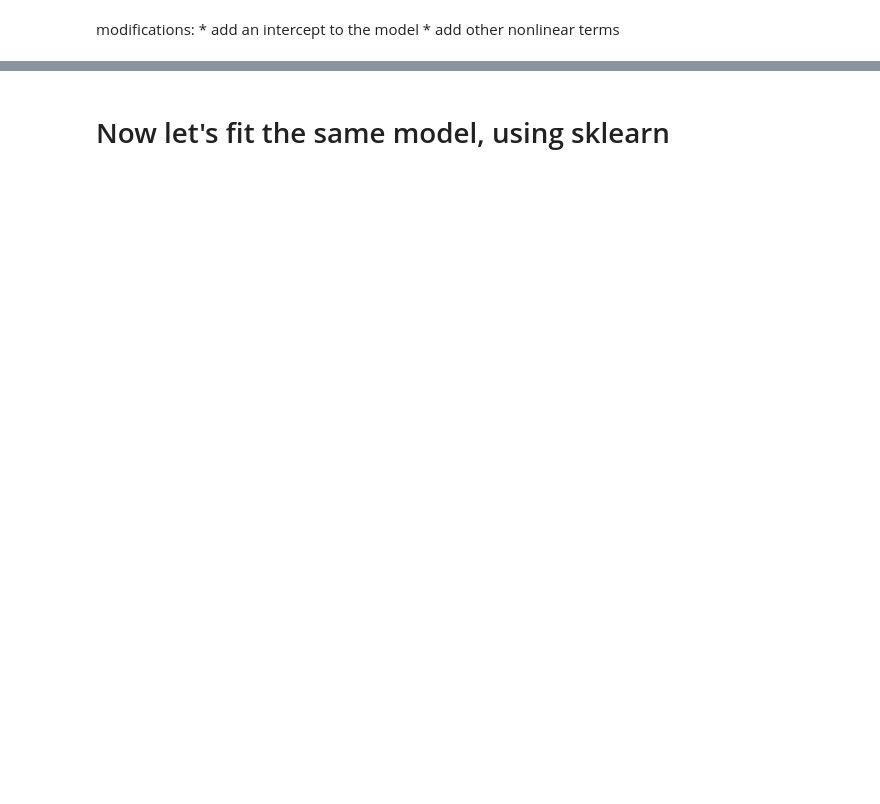
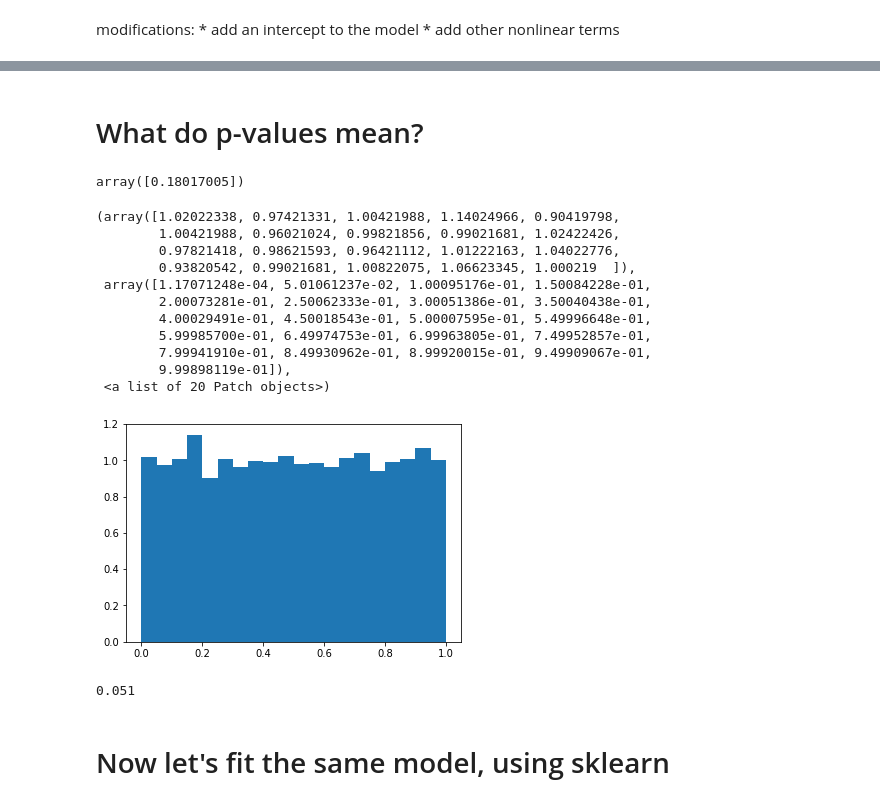
Before and after one commit to orie3120/orie3120-sp2020, a Jupyter notebook: linear-regression.ipynb, the cells around one changed output, grey strips where cells are left out. Saved outputs shown, nothing was run; the diff lists cells and outputs as text; code cells hidden in the pictures; blank space fills up the shorter version.

```diff
--- a/linear-regression.ipynb
+++ b/linear-regression.ipynb
@@ -151,3 +275,42 @@ assess_model_quality(usage, 'usage ~ 1 + temperature')
+# %% [markdown]
+# What do p-values mean?
+# %%
+n = 20
+y = np.random.randn(n)
+x = np.random.randn(n)
+model = sm.OLS(y, x).fit()
+# %%
+model.pvalues
+# %% [output]
+array([0.18017005])
+# %%
+pvalues = []
+for i in range(1000):
+    n = 20
+    y = np.random.randn(n)
+    x = np.random.randn(n)
+    model = sm.OLS(y, x).fit()
+    pvalues.append(model.pvalues[0])
+# %%
+plt.hist(pvalues, bins=20, density=True)
+# %% [output]
+(array([1.02022338, 0.97421331, 1.00421988, 1.14024966, 0.90419798,
+        1.00421988, 0.96021024, 0.99821856, 0.99021681, 1.02422426,
+        0.97821418, 0.98621593, 0.96421112, 1.01222163, 1.04022776,
+        0.93820542, 0.99021681, 1.00822075, 1.06623345, 1.000219  ]),
+ array([1.17071248e-04, 5.01061237e-02, 1.00095176e-01, 1.50084228e-01,
+        2.00073281e-01, 2.50062333e-01, 3.00051386e-01, 3.50040438e-01,
+        4.00029491e-01, 4.50018543e-01, 5.00007595e-01, 5.49996648e-01,
+        5.99985700e-01, 6.49974753e-01, 6.99963805e-01, 7.49952857e-01,
+        7.99941910e-01, 8.49930962e-01, 8.99920015e-01, 9.49909067e-01,
+        9.99898119e-01]),
+ <a list of 20 Patch objects>)
+[figure, added]
+# %%
+# around 5% of the pvalues are <.05, just by random chance
+sum(np.array(pvalues) <= .05) / len(pvalues)
+# %% [output]
+0.051
 # %% [markdown]
 # Now let's fit the same model, using sklearn
 # %%
```
Also changed, not shown: parts of 31 cells of this notebook.
